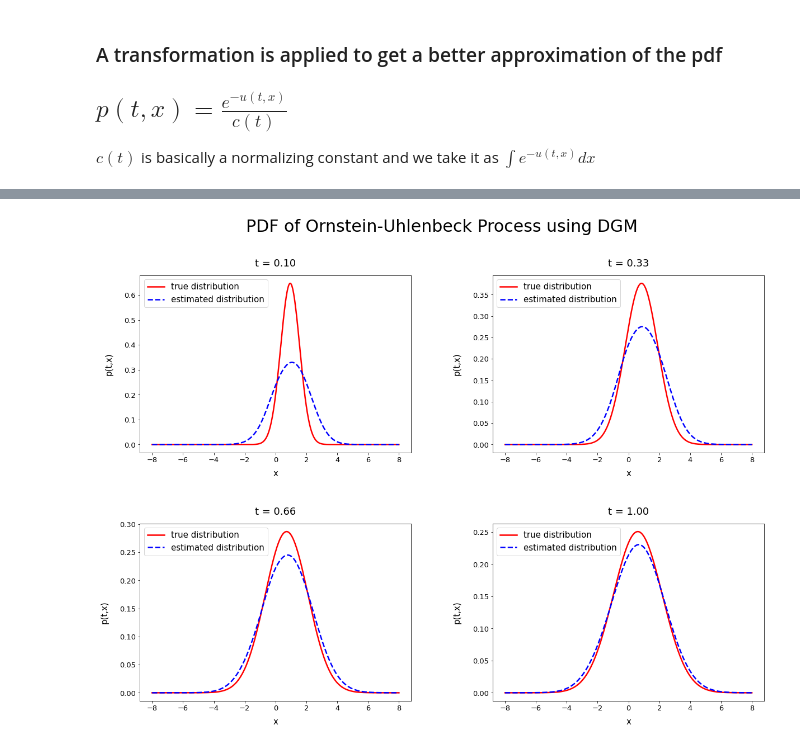
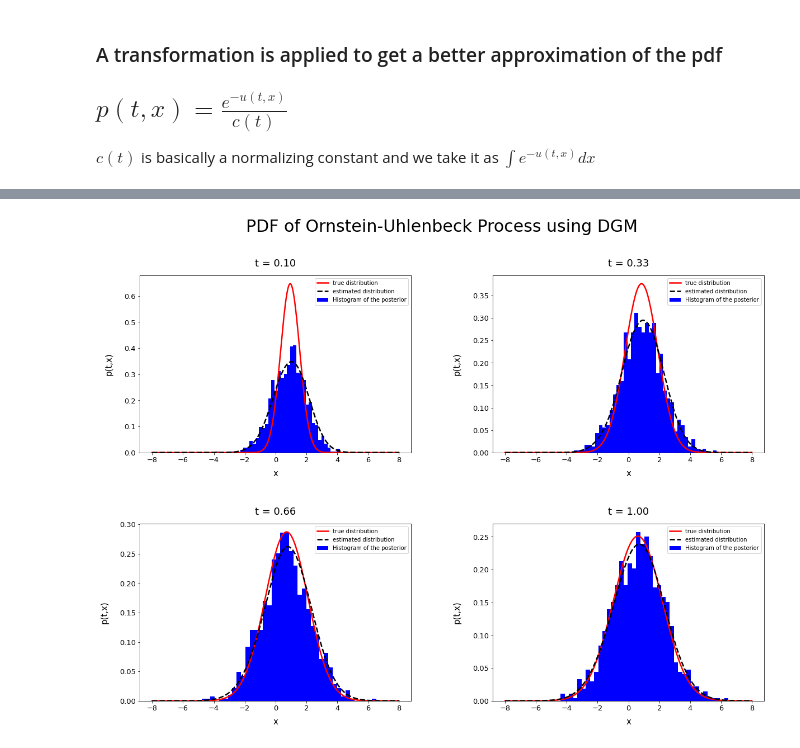
Before and after one commit to Aravindan98/Le-Mans-University-Thesis, a Jupyter notebook: DGM/DGM_Ornstein_Uhlenbeck.ipynb, the cells around one changed output, grey strips where cells are left out. Drawn from its saved outputs; the diff is of its cells as text; code cells hidden in the pictures.

```diff
--- a/DGM/DGM_Ornstein_Uhlenbeck.ipynb
+++ b/DGM/DGM_Ornstein_Uhlenbeck.ipynb
@@ -457,7 +459,35 @@ def PDF_OU(X, X0, theta, kappa, sigma, T):
 
     # simulate endpoint
     #print(s)
-    X_T = norm.pdf(X,m,s)
+    pdf = norm.pdf(X,m,s)
+
+    return pdf
+
+#%% OU Simulation function
+def simulateOU_GaussianStart(alpha, beta, theta, kappa, sigma, nSim, T):
+    ''' Simulate end point of Ornstein-Uhlenbeck process with normally
+        distributed random starting value.
+
+    Args:
+        alpha: mean of random starting value
+        beta:  standard deviation of random starting value
+        theta: mean reversion level
+        kappa: mean reversion rate
+        sigma: volatility
+        nSim:  number of simulations
+        T:     terminal time
+    '''
+
+    # simulate initial point based on normal distribution
+    X0 = np.random.normal(loc = alpha, scale = beta, size = nSim)
+
+    # mean and variance of OU endpoint
+    m = theta + (X0 - theta) * np.exp(-kappa * T)
+    s = np.sqrt(sigma**2 / (2 * kappa) * (1 - np.exp(-2*kappa*T)))
+
+    # simulate endpoint
+    #print(s)
+    X_T = np.random.normal(m,s, nSim)
 
     return X_T
 # %%
@@ -470,34 +500,35 @@ densityTimes = [0.1, 0.33*T, 0.66*T, T]
 x_plot = np.linspace(Xlow*x_multiplier, Xhigh*x_multiplier, 1000)
 
 for i, curr_t in enumerate(densityTimes):
 
     # specify subplot
     plt.subplot(2,2,i+1)
 
     # simulate process at current t
+    sim_x = simulateOU_GaussianStart(alpha, beta, theta, kappa, sigma, 1000, curr_t)
     pdf = PDF_OU(x_plot, alpha, theta, kappa, sigma, curr_t)
 
     # compute normalized density at all x values to plot and current t value
     t_plot = curr_t * np.ones_like(x_plot.reshape(-1,1))
     unnorm_dens = sess.run([p_unnorm], feed_dict= {t_tnsr:t_plot, x_interior_tnsr:x_plot.reshape(-1,1)})
     density = unnorm_dens[0] / sp.integrate.simps(unnorm_dens[0].reshape(x_plot.shape), x_plot)
 
-
+    plt.hist(sim_x, bins=40, density=True, color = 'b', label='Histogram of the posterior')
     plt.plot(x_plot, pdf, 'r', linewidth=2.5, label='true distribution')
-    plt.plot(x_plot, density, '--b', linewidth=2.5, label='estimated distribution')
+    plt.plot(x_plot, density, '--k', linewidth=2.5, label='estimated distribution')
 
     # subplot options
     plt.xlabel(r"x", fontsize=15, labelpad=10)
     plt.ylabel(r"p(t,x)", fontsize=15, labelpad=20)
     plt.title(r"t = %.2f"%(curr_t), fontsize=18, y=1.03)
     plt.xticks(fontsize=13)
     plt.yticks(fontsize=13)
     plt.suptitle("PDF of Ornstein-Uhlenbeck Process using DGM", fontsize=30)
-    plt.legend(fontsize=15)
+    plt.legend(fontsize=10, loc='upper right')
 # adjust space between subplots
 plt.subplots_adjust(wspace=0.3, hspace=0.4)
 
 if saveFigure:
     plt.savefig(figureName)
 # %% [output]
-[figure, old version]
+[figure, new version]
```
Also changed, not shown: parts of 3 cells of this notebook.
